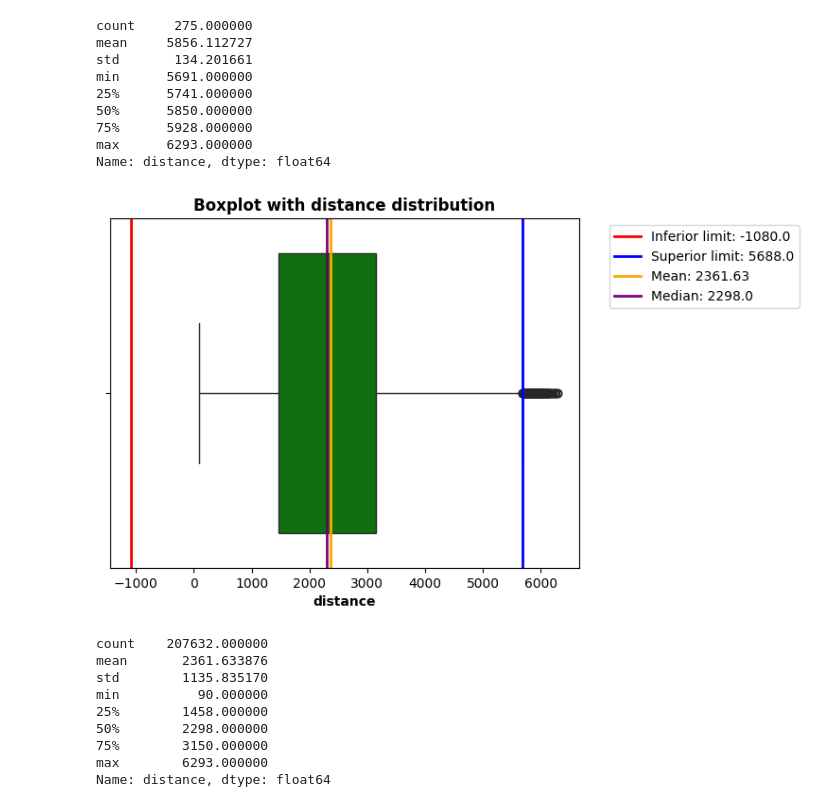
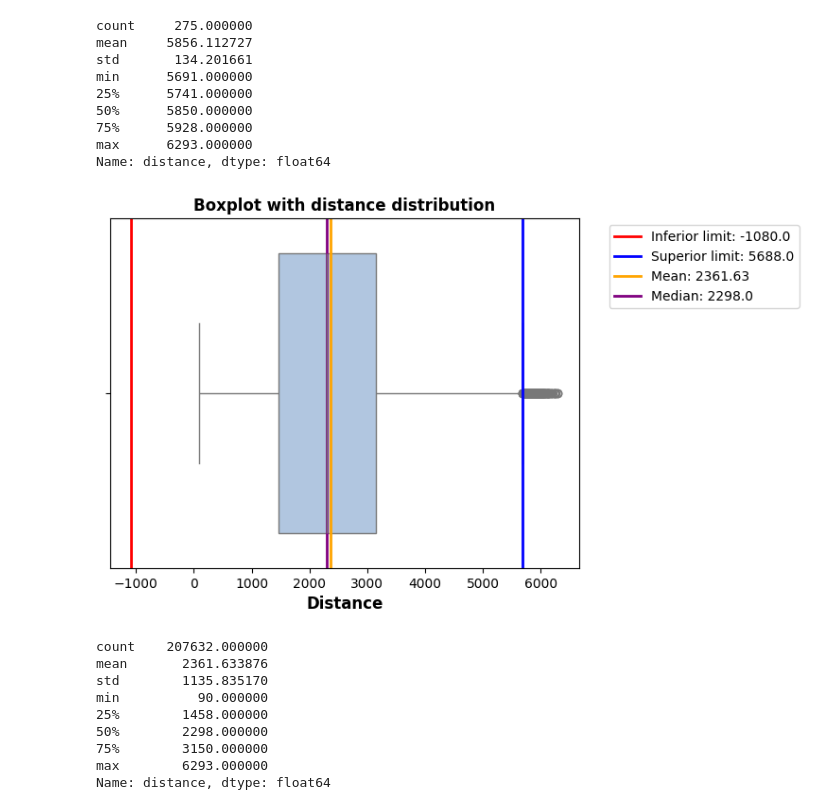
Before and after one commit to Adalab/bda-modulo-3-evaluacion-final-eva5ferrer, a Jupyter notebook: phase-2-statistical-analysis.ipynb, the cells around one changed output. Saved outputs shown, nothing was run; the diff lists cells and outputs as text; code cells hidden in the pictures.

```diff
--- a/phase-2-statistical-analysis.ipynb
+++ b/phase-2-statistical-analysis.ipynb
@@ -295,16 +296,17 @@ min      5691.000000
 max      6293.000000
 Name: distance, dtype: float64
 # %%
-sns.boxplot(data=df_flights_booked, x = "distance", color="green")
+sns.boxplot(data=df_flights_booked, x = "distance", color="#A9C5E8")
 
 plt.axvline(round(distance_inferior_limit,2) , color = "red", linestyle = "-", linewidth = 2, label = f"Inferior limit: {round(distance_inferior_limit,2)}")
 plt.axvline(round(distance_superior_limit,2), color = "blue", linestyle = "-", linewidth = 2, label = f"Superior limit: {round(distance_superior_limit,2)}")
 plt.axvline(round(mean_distance,2), color = "orange", linestyle = "-", linewidth = 2, label = f"Mean: {round(mean_distance,2)}")
 plt.axvline(round(median_distance,2), color = "purple", linestyle = "-", linewidth = 2, label = f"Median: {round(median_distance,2)}")
 plt.title("Boxplot with distance distribution")
+plt.xlabel('Distance', fontsize=12)
 plt.legend(bbox_to_anchor=(1.05, 1), loc='upper left');
 # %% [output]
-[figure, old version]
+[figure, new version]
 # %%
 df_flights_booked["distance"].describe().T
 # %% [output]
```
Also changed, not shown: parts of 9 cells of this notebook, 6 other files.
